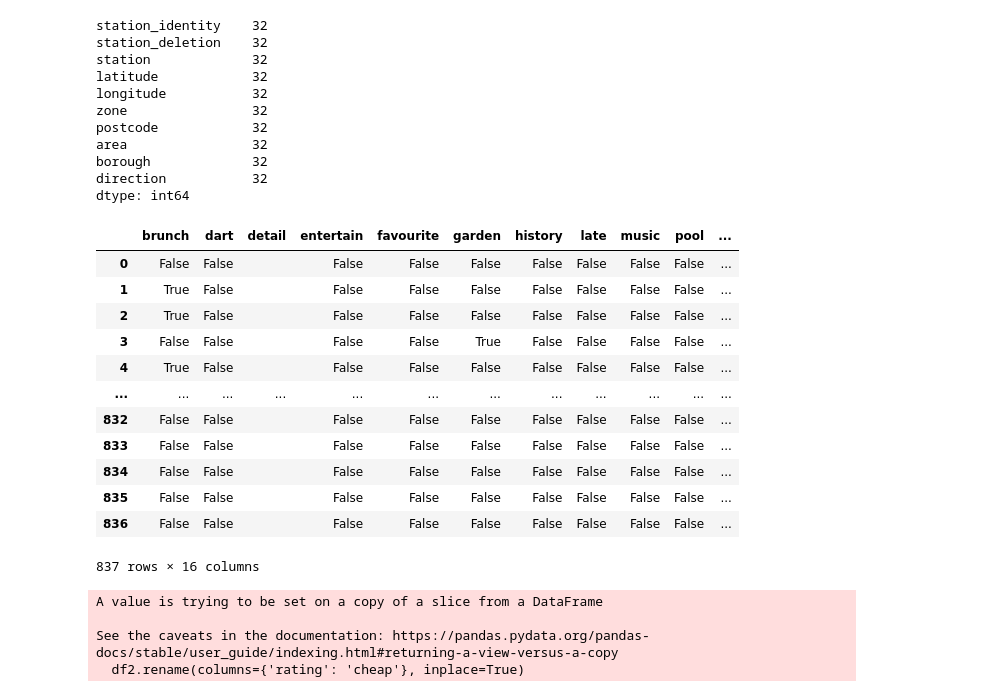
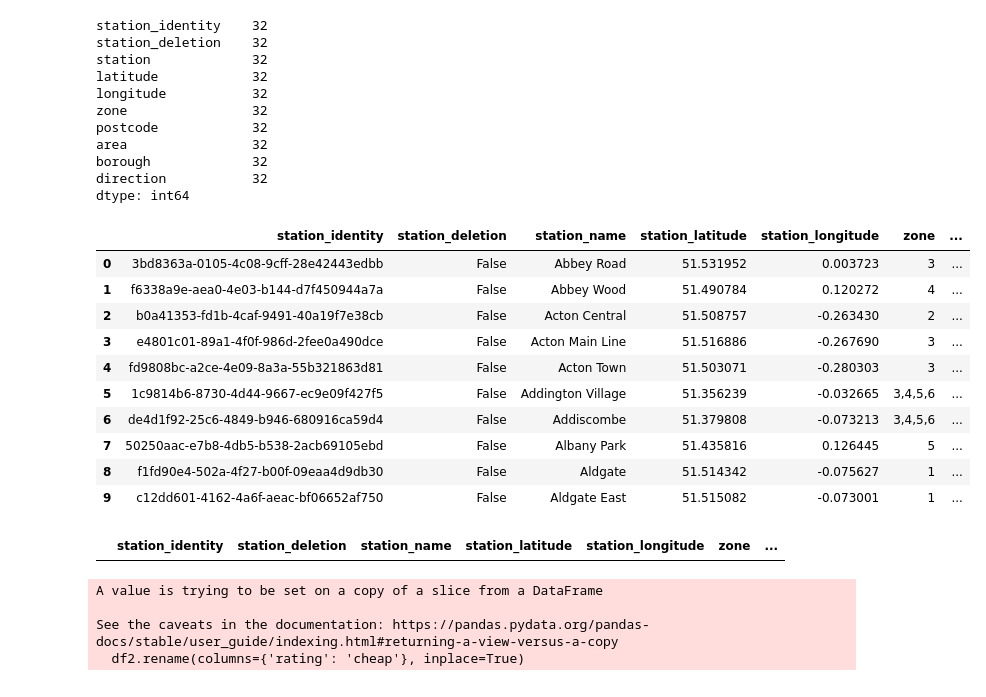
Before and after one commit to cartsmate/thepubcrawls, a Jupyter notebook: stations_edit.ipynb, the cells around one changed output. Cells and saved outputs as stored; diff of their text form; code cells hidden in the pictures.

Commit message:
add direction

```diff
--- a/stations_edit.ipynb
+++ b/stations_edit.ipynb
@@ -110,42 +110,38 @@ dtype: int64
 # %%
 import os
 import pandas as pd
 cwd = os.getcwd()
-# df = pd.read_csv(cwd + '/files/reviews.csv')
-# df['pool'] = False
-# df
-# df['detail'] = ""
-list(df)
+df = pd.read_csv(cwd + '/files/stations.csv')
 
-df2 = df[['brunch',
- 'dart',
- 'detail',
- 'entertain',
- 'favourite',
- 'garden',
- 'history',
- 'late',
- 'music',
- 'pool',
- 'pub_identity',
- 'quiz',
- 'review_deletion',
- 'review_identity',
- 'roast',
- 'sport']]
-df2.to_csv(cwd + '/files/reviews.csv', index=False, sep=',', encoding='utf-8')
-df2
+# df['direction'] = ""
+# df.loc[df['postcode'].str[:1] == 'N', 'direction'] = "North"
+# df.loc[df['postcode'].str[:1] == 'S', 'direction'] = "South"
+# df.loc[df['postcode'].str[:1] == 'E', 'direction'] = "East"
+# df.loc[df['postcode'].str[:1] == 'W', 'direction'] = "West"
+
+# df['col'].str.slice(0, 9)
+df.loc[df['postcode'].str[:2].isin(['WC','EC']), 'direction'] = "Central"
+df.head(10)
 # %% [output]
-|  | brunch | dart | detail | entertain | favourite | garden | history | late | music | pool | ... |
-| 0 | False | False |  | False | False | False | False | False | False | False | ... |
-| 1 | True | False |  | False | False | False | False | False | False | False | ... |
-| 2 | True | False |  | False | False | False | False | False | False | False | ... |
-| 3 | False | False |  | False | False | True | False | False | False | False | ... |
-| 4 | True | False |  | False | False | False | False | False | False | False | ... |
-| ... | ... | ... | ... | ... | ... | ... | ... | ... | ... | ... | ... |
-| 832 | False | False |  | False | False | False | False | False | False | False | ... |
-| 833 | False | False |  | False | False | False | False | False | False | False | ... |
-| 834 | False | False |  | False | False | False | False | False | False | False | ... |
-| 835 | False | False |  | False | False | False | False | False | False | False | ... |
-| 836 | False | False |  | False | False | False | False | False | False | False | ... |
+|  | station_identity | station_deletion | station_name | station_latitude | station_longitude | zone | ... |
+| 0 | 3bd8363a-0105-4c08-9cff-28e42443edbb | False | Abbey Road | 51.531952 | 0.003723 | 3 | ... |
+| 1 | f6338a9e-aea0-4e03-b144-d7f450944a7a | False | Abbey Wood | 51.490784 | 0.120272 | 4 | ... |
+| 2 | b0a41353-fd1b-4caf-9491-40a19f7e38cb | False | Acton Central | 51.508757 | -0.263430 | 2 | ... |
+| 3 | e4801c01-89a1-4f0f-986d-2fee0a490dce | False | Acton Main Line | 51.516886 | -0.267690 | 3 | ... |
+| 4 | fd9808bc-a2ce-4e09-8a3a-55b321863d81 | False | Acton Town | 51.503071 | -0.280303 | 3 | ... |
+| 5 | 1c9814b6-8730-4d44-9667-ec9e09f427f5 | False | Addington Village | 51.356239 | -0.032665 | 3,4,5,6 | ... |
+| 6 | de4d1f92-25c6-4849-b946-680916ca59d4 | False | Addiscombe | 51.379808 | -0.073213 | 3,4,5,6 | ... |
+| 7 | 50250aac-e7b8-4db5-b538-2acb69105ebd | False | Albany Park | 51.435816 | 0.126445 | 5 | ... |
+| 8 | f1fd90e4-502a-4f27-b00f-09eaa4d9db30 | False | Aldgate | 51.514342 | -0.075627 | 1 | ... |
+| 9 | c12dd601-4162-4a6f-aeac-bf06652af750 | False | Aldgate East | 51.515082 | -0.073001 | 1 | ... |
-837 rows × 16 columns
+# %%
+# df2 = df[(df['direction'] >= 1) & (df['col1'] <=1 )]
+df.loc[df['postcode'].str[:2].isin(['RG']), 'direction'] = "West"
+df.loc[df['postcode'].str[:2].isin(['CR','BR','DA','TN']), 'direction'] = "South East"
+df.loc[df['postcode'].str[:2].isin(['TW','KT']), 'direction'] = "South West"
+df.loc[df['postcode'].str[:2].isin(['RM','IG','CM']), 'direction'] = "North East"
+df.loc[df['postcode'].str[:2].isin(['HA','HP','UB']), 'direction'] = "North West"
+df2 = df[~df['direction'].isin(['North','South','East','West','South East','South West','North East','North West'])]
+df2
+# %% [output]
+|  | station_identity | station_deletion | station_name | station_latitude | station_longitude | zone | ... |
```
Also changed, not shown: parts of 1 cell of this notebook, 12 other files.
